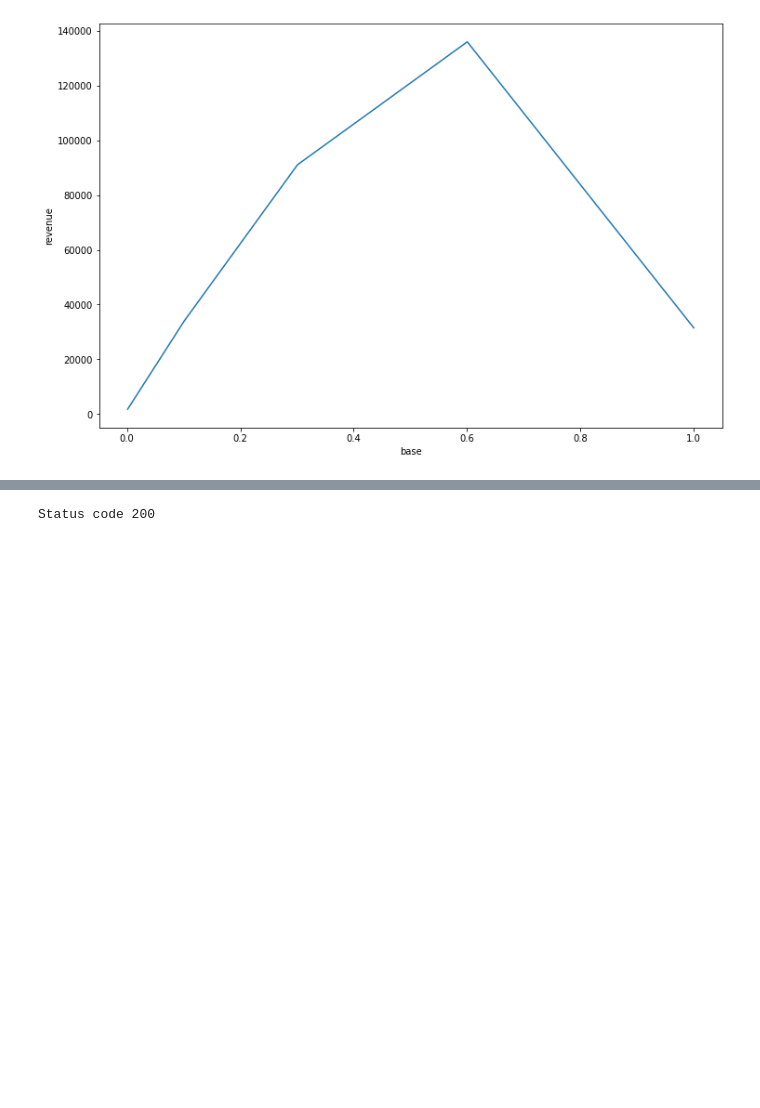
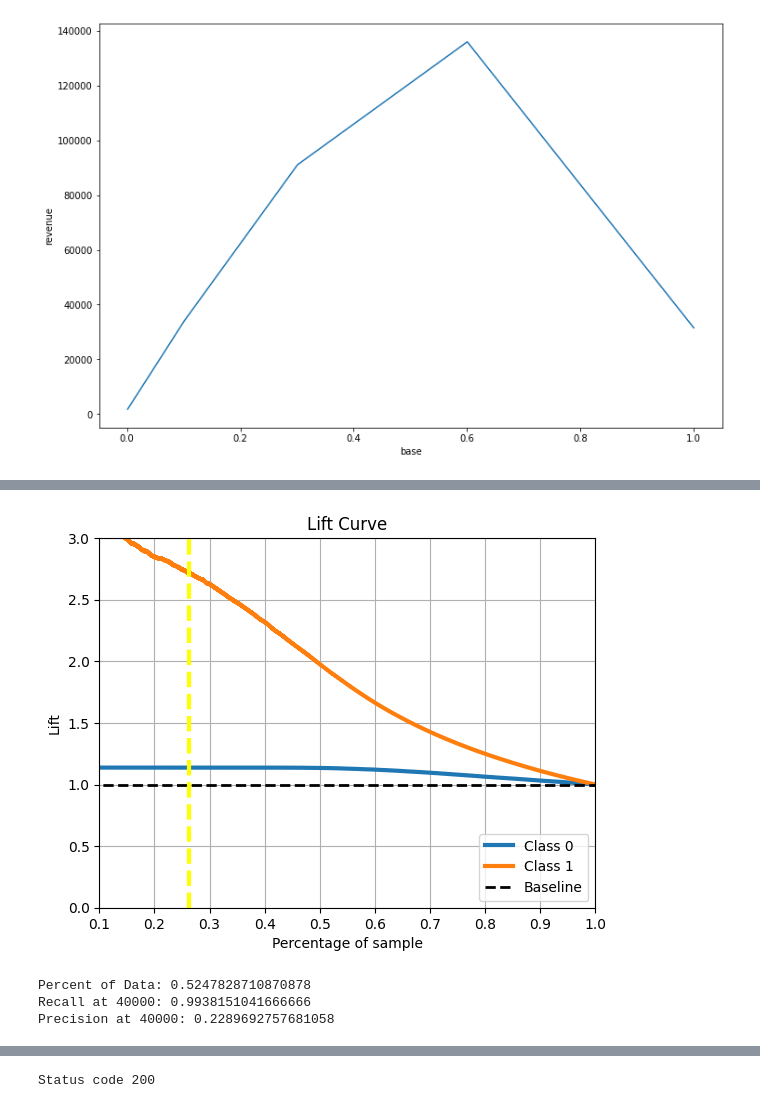
Before and after one commit to carlosandradeds/health-insurance-cross-sell, a Jupyter notebook: notebooks/1.0.cmaq_health_insurance_cross.ipynb, the cells around one changed output, grey strips where cells are left out. Saved outputs shown, nothing was run; the diff lists cells and outputs as text; code cells hidden in the pictures; blank space fills up the shorter version.

```diff
--- a/notebooks/1.0.cmaq_health_insurance_cross.ipynb
+++ b/notebooks/1.0.cmaq_health_insurance_cross.ipynb
@@ -1642,0 +1670,19 @@ sns.lineplot( x='base', y='revenue', data=aux )
+# %%
+skplt.metrics.plot_lift_curve(y_validation, yhat_xgb)
+plt.axvline(percent_of_dataset, 0, 1, color='yellow', ls='--', lw=3);
+plt.xlim(0.1,1);
+plt.ylim(0,3);
+# %% [output]
+[figure, added]
+# %%
+percent_of_dataset = 40000 / len(data)
+recall_at_40000 = recall_at_k(data, k = 40000)
+precision_at_40000=precision_at_k(data,k=40000)
+
+print('Percent of Data: {}'.format(percent_of_dataset))
+print('Recall at 40000: {}'.format(recall_at_40000[0]))
+print('Precision at 40000: {}'.format(precision_at_40000[0]))
+# %% [output]
+Percent of Data: 0.5247828710870878
+Recall at 40000: 0.9938151041666666
+Precision at 40000: 0.2289692757681058
```
Also changed, not shown: parts of 22 cells of this notebook, 7 other files.
